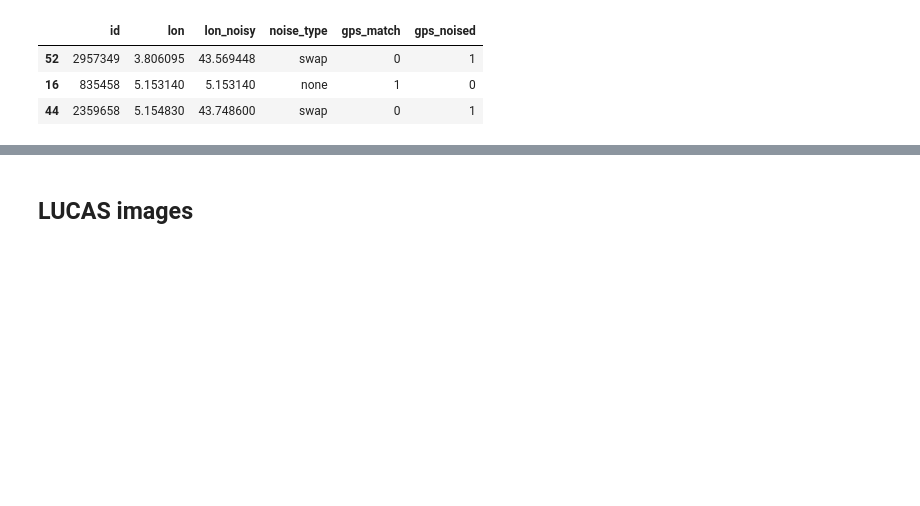
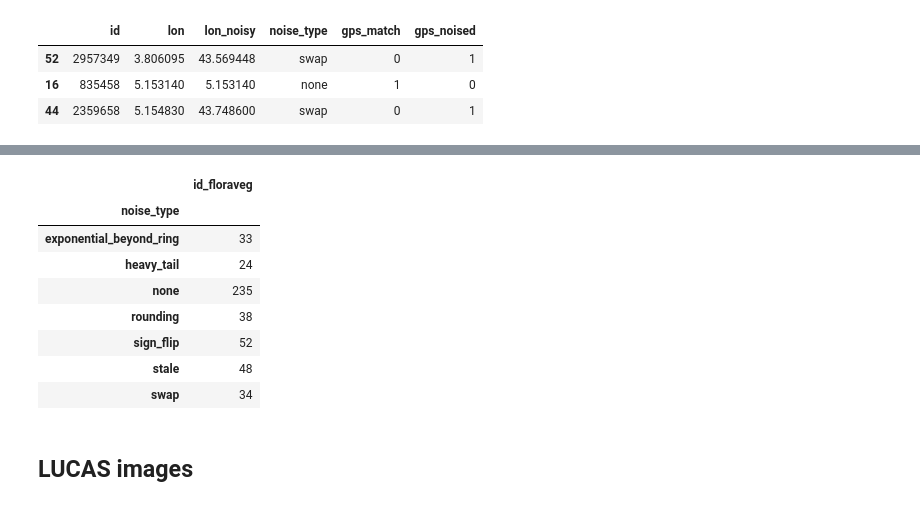
Before and after one commit to plantnet/malpolon, a Jupyter notebook: examples/custom_train/multiscale_jrc/Pre-processing_error_detection.ipynb, the cells around one changed output, grey strips where cells are left out. Cells and saved outputs as stored; diff of their text form; code cells hidden in the pictures; blank space fills up the shorter version.

```diff
--- a/examples/custom_train/multiscale_jrc/Pre-processing_error_detection.ipynb
+++ b/examples/custom_train/multiscale_jrc/Pre-processing_error_detection.ipynb
@@ -268,3 +358,15 @@ Test size: (64, 12)
+# %%
+df_floraveg_test_noisy_gps[['id_floraveg', 'noise_type']].groupby('noise_type').count()
+# %% [output]
+|  | id_floraveg |
+| noise_type |  |
+| exponential_beyond_ring | 33 |
+| heavy_tail | 24 |
+| none | 235 |
+| rounding | 38 |
+| sign_flip | 52 |
+| stale | 48 |
+| swap | 34 |
 # %% [markdown]
 ## LUCAS images
 # %%
```
Also changed, not shown: parts of 4 cells of this notebook, 8 other files.
